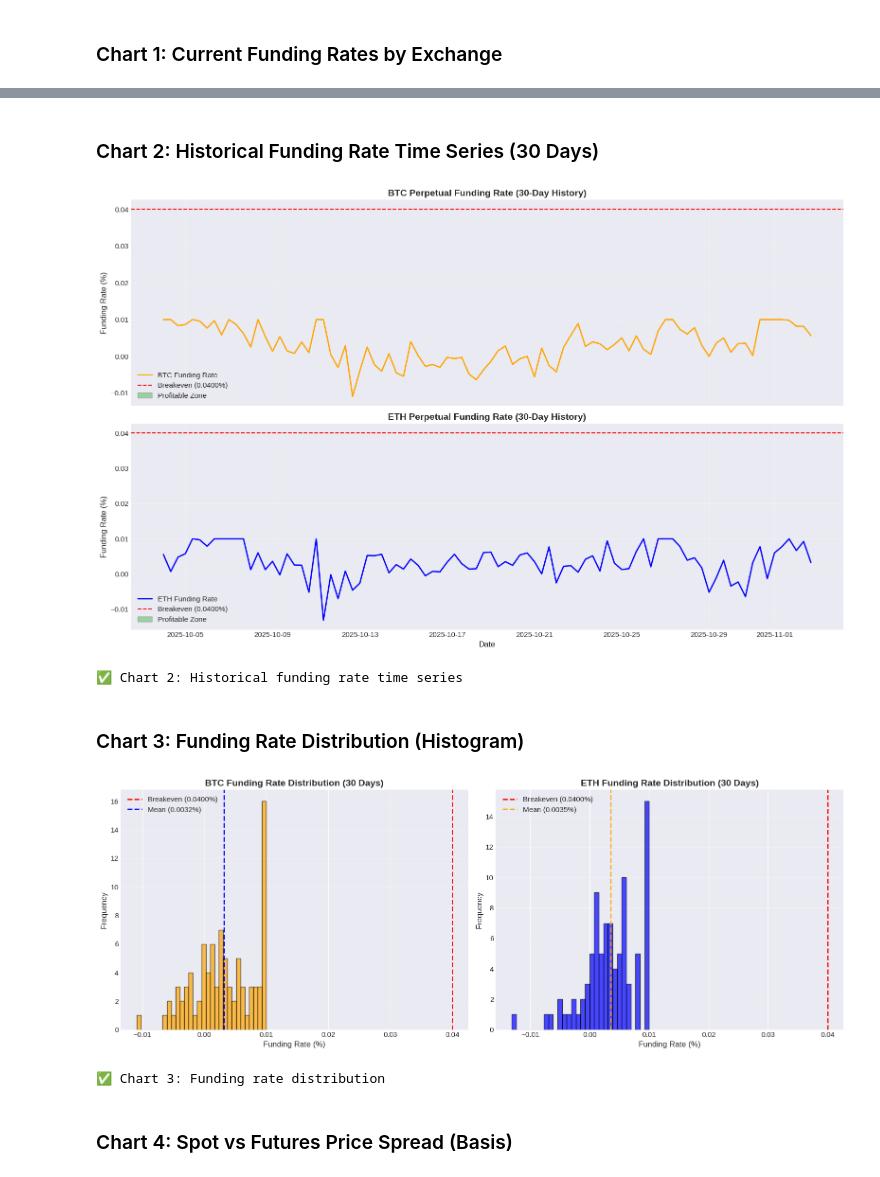
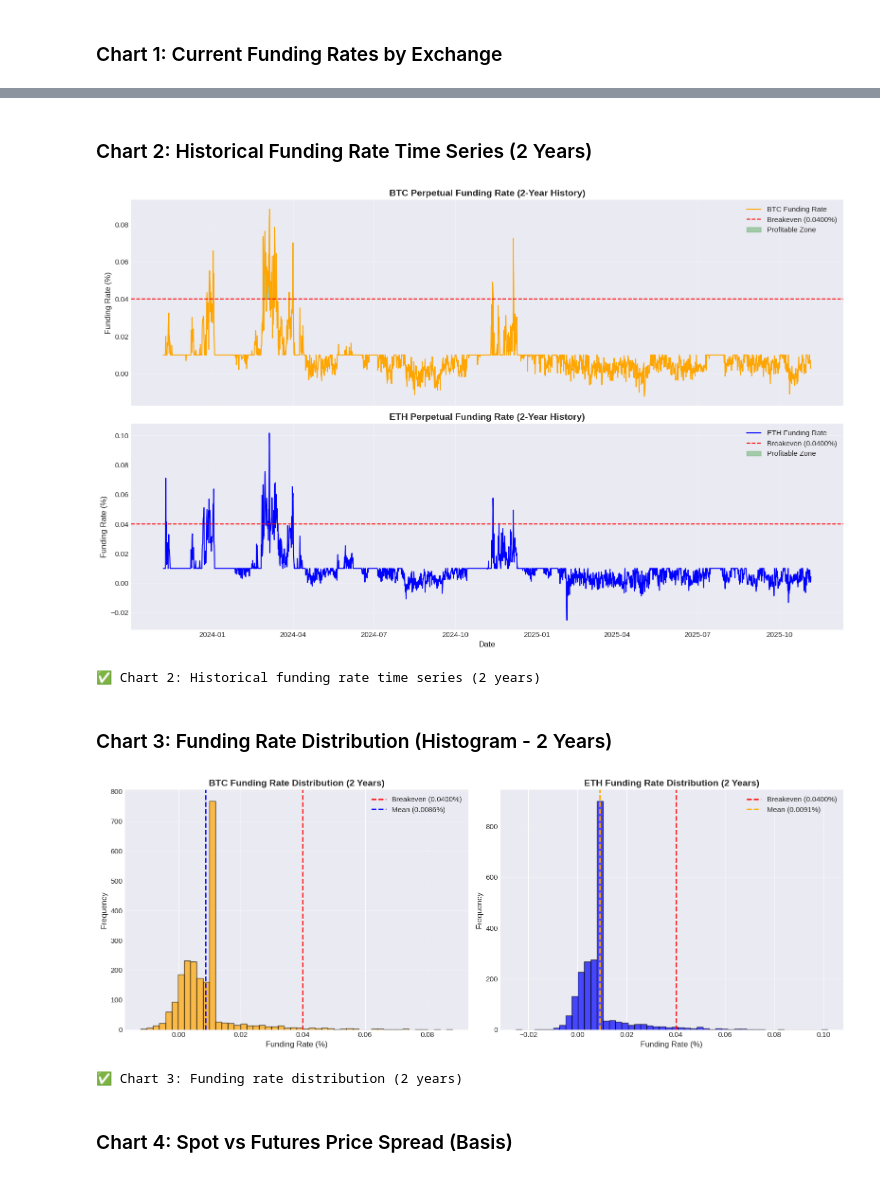
Before and after one commit to mselser95/QUANt, a Jupyter notebook: modulo-1/clase_3/Clase_3c_Funding_Rate_Arbitrage.ipynb, the cells around one changed output, grey strips where cells are left out. Drawn from its saved outputs; the diff is of its cells as text; code cells hidden in the pictures.

```diff
--- a/modulo-1/clase_3/Clase_3c_Funding_Rate_Arbitrage.ipynb
+++ b/modulo-1/clase_3/Clase_3c_Funding_Rate_Arbitrage.ipynb
@@ -467,27 +567,54 @@ for _, row in df_current.iterrows():
         print(f"      Monthly: ${monthly_earnings:.2f}")
         print(f"      Annual: ${annual_earnings:.2f}")
 
-# Historical opportunities
+# Historical opportunities (2 years)
 df_history['is_profitable'] = df_history['funding_rate'] > BREAKEVEN_PER_FUNDING
 profitable_pct = (df_history['is_profitable'].sum() / len(df_history)) * 100
 
 print("\n" + "="*70)
-print(f"📊 HISTORICAL PROFITABILITY (30 Days)")
+print(f"📊 HISTORICAL PROFITABILITY (2 Years)")
 print("="*70)
 print(f"   Total funding periods: {len(df_history)}")
 print(f"   Profitable periods: {df_history['is_profitable'].sum()}")
 print(f"   Profitability rate: {profitable_pct:.1f}%")
 
+# Calculate by year
+df_history['year'] = df_history['timestamp'].dt.year
+print("\n📅 PROFITABILITY BY YEAR:")
+for year in sorted(df_history['year'].unique()):
+    df_year = df_history[df_history['year'] == year]
+    profitable_year = (df_year['is_profitable'].sum() / len(df_year) * 100)
+    mean_rate = df_year['funding_rate'].mean()
+    print(f"   {year}: {profitable_year:.1f}% profitable periods (avg funding: {mean_rate:+.4f}%)")
+
+# Calculate by symbol
+print("\n💹 PROFITABILITY BY SYMBOL:")
+for symbol in ['BTCUSDT', 'ETHUSDT']:
+    df_sym = df_history[df_history['symbol'] == symbol]
+    profitable_sym = (df_sym['is_profitable'].sum() / len(df_sym) * 100)
+    mean_rate = df_sym['funding_rate'].mean()
+    print(f"   {symbol}: {profitable_sym:.1f}% profitable periods (avg funding: {mean_rate:+.4f}%)")
+
 print("\n💡 INTERPRETATION:")
 if profitable_pct > 70:
     print("   ✅ Funding rates have been consistently high")
-    print("   ✅ Strong arbitrage opportunity over the past 30 days")
+    print("   ✅ Strong arbitrage opportunity over the past 2 years")
 elif profitable_pct > 50:
     print("   ⚠️  Funding rates have been moderately favorable")
     print("   ⚠️  Arbitrage possible but not consistent")
 else:
     print("   ❌ Funding rates have been mostly below breakeven")
     print("   ❌ Limited arbitrage opportunities in this period")
+
+# Find best and worst periods
+df_history_sorted = df_history.sort_values('funding_rate', ascending=False)
+print("\n🔥 TOP 5 HIGHEST FUNDING RATE PERIODS:")
+for idx, row in df_history_sorted.head(5).iterrows():
+    print(f"   {row['timestamp'].strftime('%Y-%m-%d %H:%M')} | {row['symbol']:8} | {row['funding_rate']:+.4f}% (Annual: {row['funding_rate']*3*365:+.1f}%)")
+
+print("\n❄️  BOTTOM 5 LOWEST FUNDING RATE PERIODS:")
+for idx, row in df_history_sorted.tail(5).iterrows():
+    print(f"   {row['timestamp'].strftime('%Y-%m-%d %H:%M')} | {row['symbol']:8} | {row['funding_rate']:+.4f}% (Annual: {row['funding_rate']*3*365:+.1f}%)")
 # %% [output]
 💰 CASH-AND-CARRY ARBITRAGE COST ANALYSIS
 ======================================================================
@@ -547,52 +674,52 @@ print("✅ Chart 1: Current funding rates comparison")
 ✅ Chart 1: Current funding rates comparison
 # %% [markdown]
-### Chart 2: Historical Funding Rate Time Series (30 Days)
+### Chart 2: Historical Funding Rate Time Series (2 Years)
 # %%
 fig, (ax1, ax2) = plt.subplots(2, 1, figsize=(16, 10), sharex=True)
 
 # BTC funding rate
 df_btc = df_history[df_history['symbol'] == 'BTCUSDT']
-ax1.plot(df_btc['timestamp'], df_btc['funding_rate'], color='orange', linewidth=2, label='BTC Funding Rate')
+ax1.plot(df_btc['timestamp'], df_btc['funding_rate'], color='orange', linewidth=1.5, label='BTC Funding Rate')
 ax1.axhline(y=BREAKEVEN_PER_FUNDING, color='red', linestyle='--', linewidth=1.5, label=f'Breakeven ({BREAKEVEN_PER_FUNDING:.4f}%)')
 ax1.fill_between(df_btc['timestamp'], BREAKEVEN_PER_FUNDING, df_btc['funding_rate'],
                  where=(df_btc['funding_rate'] > BREAKEVEN_PER_FUNDING),
                  color='green', alpha=0.3, label='Profitable Zone')
-ax1.set_title('BTC Perpetual Funding Rate (30-Day History)', fontsize=14, fontweight='bold')
+ax1.set_title('BTC Perpetual Funding Rate (2-Year History)', fontsize=14, fontweight='bold')
 ax1.set_ylabel('Funding Rate (%)', fontsize=12)
 ax1.legend(loc='best')
 ax1.grid(True, alpha=0.3)
 
 # ETH funding rate
 df_eth = df_history[df_history['symbol'] == 'ETHUSDT']
-ax2.plot(df_eth['timestamp'], df_eth['funding_rate'], color='blue', linewidth=2, label='ETH Funding Rate')
+ax2.plot(df_eth['timestamp'], df_eth['funding_rate'], color='blue', linewidth=1.5, label='ETH Funding Rate')
 ax2.axhline(y=BREAKEVEN_PER_FUNDING, color='red', linestyle='--', linewidth=1.5, label=f'Breakeven ({BREAKEVEN_PER_FUNDING:.4f}%)')
 ax2.fill_between(df_eth['timestamp'], BREAKEVEN_PER_FUNDING, df_eth['funding_rate'],
                  where=(df_eth['funding_rate'] > BREAKEVEN_PER_FUNDING),
                  color='green', alpha=0.3, label='Profitable Zone')
-ax2.set_title('ETH Perpetual Funding Rate (30-Day History)', fontsize=14, fontweight='bold')
+ax2.set_title('ETH Perpetual Funding Rate (2-Year History)', fontsize=14, fontweight='bold')
 ax2.set_xlabel('Date', fontsize=12)
 ax2.set_ylabel('Funding Rate (%)', fontsize=12)
 ax2.legend(loc='best')
 ax2.grid(True, alpha=0.3)
 
 plt.tight_layout()
 plt.show()
 
-print("✅ Chart 2: Historical funding rate time series")
+print("✅ Chart 2: Historical funding rate time series (2 years)")
 # %% [output]
-[figure, old version]
+[figure, new version]
-✅ Chart 2: Historical funding rate time series
+✅ Chart 2: Historical funding rate time series (2 years)
 # %% [markdown]
-### Chart 3: Funding Rate Distribution (Histogram)
+### Chart 3: Funding Rate Distribution (Histogram - 2 Years)
 # %%
 fig, (ax1, ax2) = plt.subplots(1, 2, figsize=(16, 6))
 
 # BTC distribution
 df_btc = df_history[df_history['symbol'] == 'BTCUSDT']
-ax1.hist(df_btc['funding_rate'], bins=30, color='orange', alpha=0.7, edgecolor='black')
+ax1.hist(df_btc['funding_rate'], bins=50, color='orange', alpha=0.7, edgecolor='black')
 ax1.axvline(x=BREAKEVEN_PER_FUNDING, color='red', linestyle='--', linewidth=2, label=f'Breakeven ({BREAKEVEN_PER_FUNDING:.4f}%)')
 ax1.axvline(x=df_btc['funding_rate'].mean(), color='blue', linestyle='--', linewidth=2, label=f'Mean ({df_btc["funding_rate"].mean():.4f}%)')
-ax1.set_title('BTC Funding Rate Distribution (30 Days)', fontsize=14, fontweight='bold')
+ax1.set_title('BTC Funding Rate Distribution (2 Years)', fontsize=14, fontweight='bold')
 ax1.set_xlabel('Funding Rate (%)', fontsize=12)
 ax1.set_ylabel('Frequency', fontsize=12)
 ax1.legend()
@@ -600,10 +727,10 @@ ax1.grid(True, alpha=0.3, axis='y')
 
 # ETH distribution
 df_eth = df_history[df_history['symbol'] == 'ETHUSDT']
-ax2.hist(df_eth['funding_rate'], bins=30, color='blue', alpha=0.7, edgecolor='black')
+ax2.hist(df_eth['funding_rate'], bins=50, color='blue', alpha=0.7, edgecolor='black')
 ax2.axvline(x=BREAKEVEN_PER_FUNDING, color='red', linestyle='--', linewidth=2, label=f'Breakeven ({BREAKEVEN_PER_FUNDING:.4f}%)')
 ax2.axvline(x=df_eth['funding_rate'].mean(), color='orange', linestyle='--', linewidth=2, label=f'Mean ({df_eth["funding_rate"].mean():.4f}%)')
-ax2.set_title('ETH Funding Rate Distribution (30 Days)', fontsize=14, fontweight='bold')
+ax2.set_title('ETH Funding Rate Distribution (2 Years)', fontsize=14, fontweight='bold')
 ax2.set_xlabel('Funding Rate (%)', fontsize=12)
 ax2.set_ylabel('Frequency', fontsize=12)
 ax2.legend()
@@ -612,9 +739,9 @@ ax2.grid(True, alpha=0.3, axis='y')
 plt.tight_layout()
 plt.show()
 
-print("✅ Chart 3: Funding rate distribution")
+print("✅ Chart 3: Funding rate distribution (2 years)")
 # %% [output]
-[figure, old version]
+[figure, new version]
-✅ Chart 3: Funding rate distribution
+✅ Chart 3: Funding rate distribution (2 years)
 # %% [markdown]
 ### Chart 4: Spot vs Futures Price Spread (Basis)
```
Also changed, not shown: parts of 11 cells of this notebook, 3 other files.
